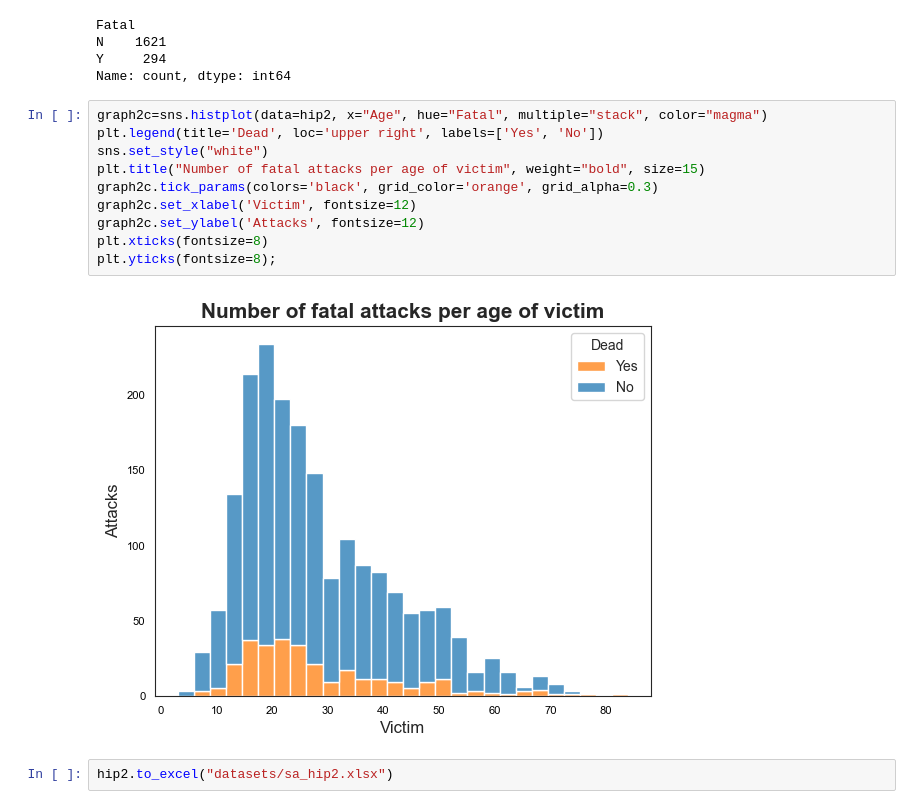
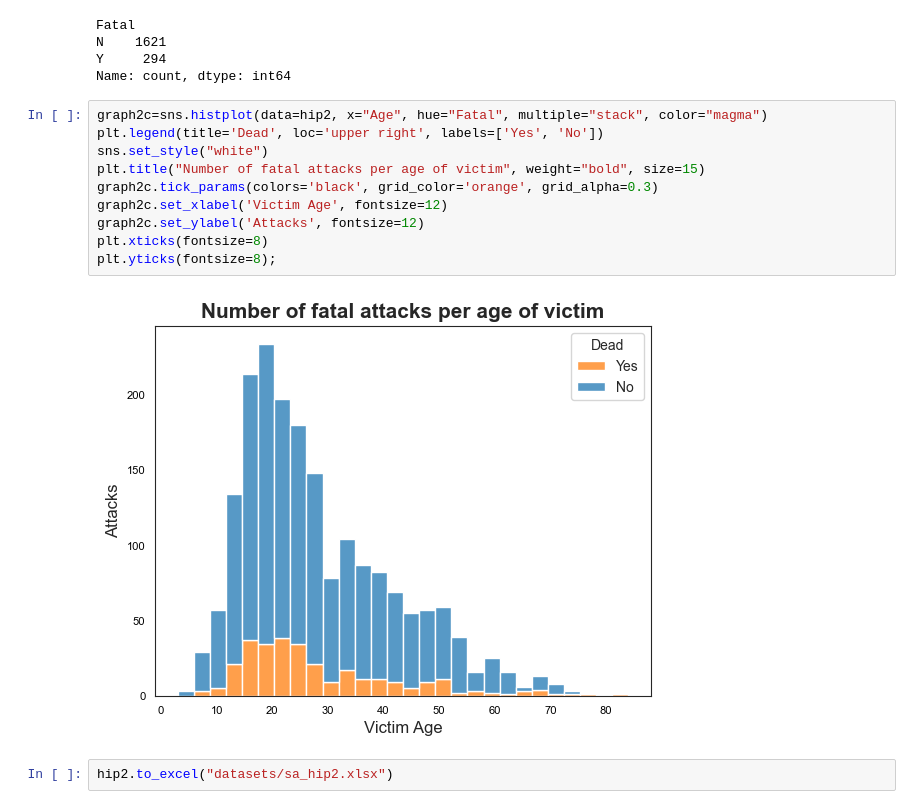
Before and after one commit to aidamouref/Projects, a Jupyter notebook: sharks_attack_FINAL180224.ipynb, the cells around one changed output. Saved outputs shown, nothing was run; the diff lists cells and outputs as text.

```diff
--- a/sharks_attack_FINAL180224.ipynb
+++ b/sharks_attack_FINAL180224.ipynb
@@ -397,15 +389,15 @@ Name: count, dtype: int64
 # %%
 graph2c=sns.histplot(data=hip2, x="Age", hue="Fatal", multiple="stack", color="magma")
 plt.legend(title='Dead', loc='upper right', labels=['Yes', 'No'])
 sns.set_style("white")
 plt.title("Number of fatal attacks per age of victim", weight="bold", size=15)
 graph2c.tick_params(colors='black', grid_color='orange', grid_alpha=0.3)
-graph2c.set_xlabel('Victim', fontsize=12)
+graph2c.set_xlabel('Victim Age', fontsize=12)
 graph2c.set_ylabel('Attacks', fontsize=12)
 plt.xticks(fontsize=8)
 plt.yticks(fontsize=8);
 # %% [output]
-[figure, old version]
+[figure, new version]
 # %%
 hip2.to_excel("datasets/sa_hip2.xlsx")
 # %% [markdown]
```
Also changed, not shown: parts of 4 cells of this notebook, 5 other files.
